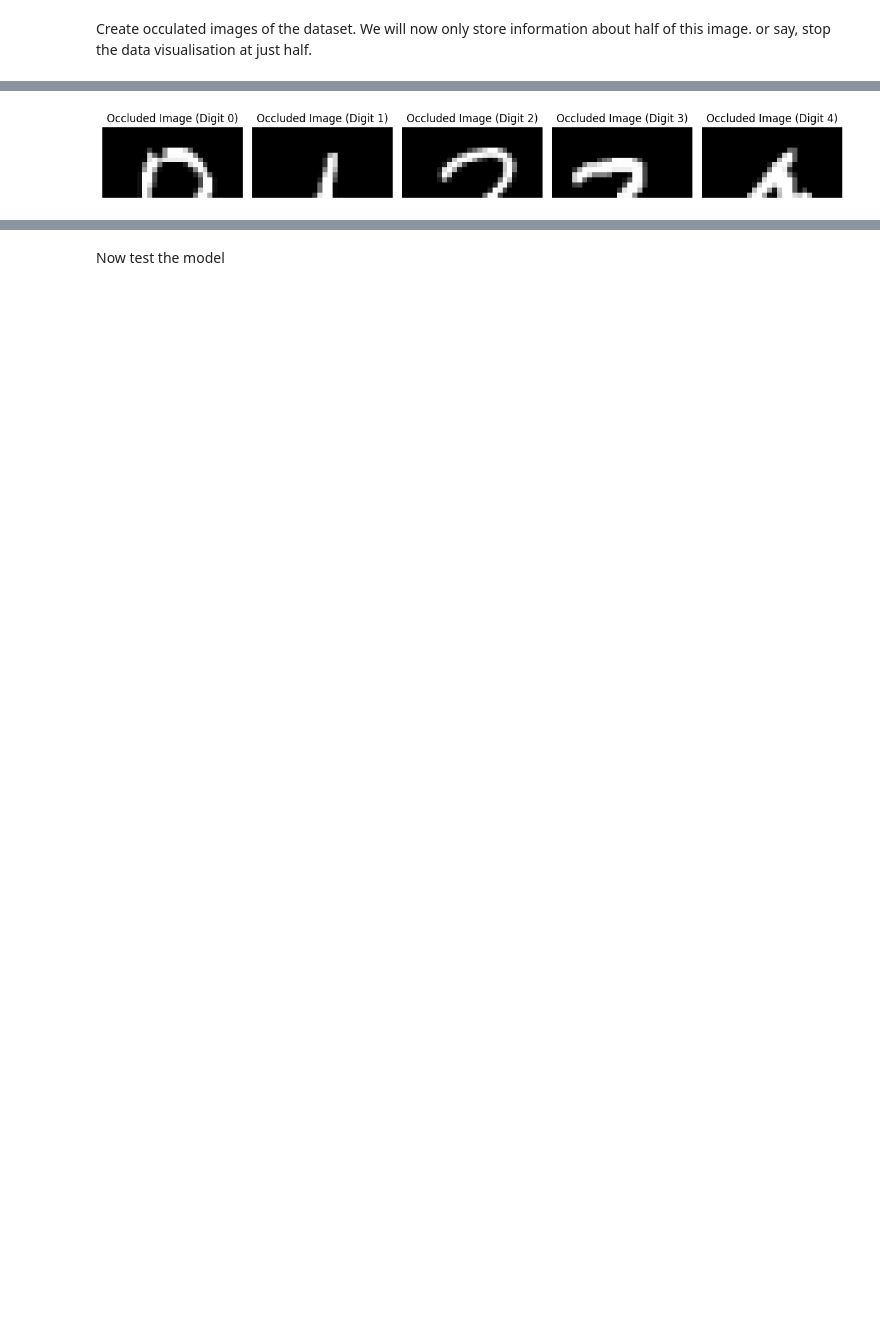
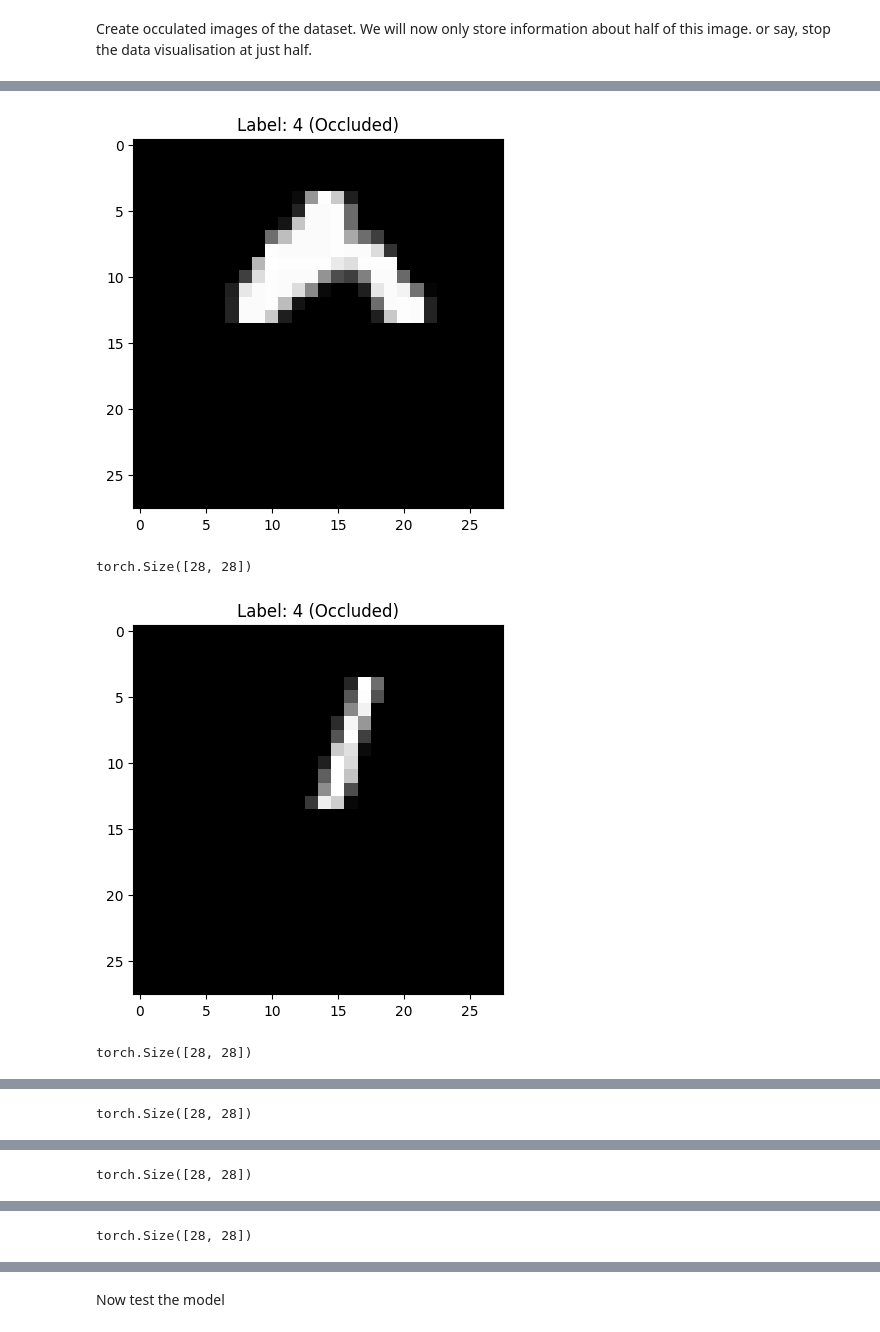
Before and after one commit to mrigankpawagi/EfficientAttention, a Jupyter notebook: Efficient_Attention.ipynb, the cells around one changed output, grey strips where cells are left out. Drawn from its saved outputs; the diff is of its cells as text; code cells hidden in the pictures; blank space fills up the shorter version.

```diff
--- a/Efficient_Attention.ipynb
+++ b/Efficient_Attention.ipynb
@@ -465,25 +488,25 @@ def occlude_half_image(image):
-# %%
-# Assuming you have the `dataset` list containing image tensors
-
-# Visualize a few samples from each batch of images
-fig, axes = plt.subplots(1, len(dataset), figsize=(12, 3))  # Adjust figsize as needed
-
-for i, images in enumerate(dataset):
-    # Occlude the first image (or modify the index)
-    occluded_image = occlude_half_image(images[0])
-
-    # Visualize the occluded image
-    axes[i].imshow(occluded_image.squeeze(), cmap='gray')
-    axes[i].set_title(f"Occluded Image (Digit {target_digits[i]})")
-    axes[i].axis('off')
-
-plt.tight_layout()
-plt.show()
-# %% [output]
-[figure, removed]
-# %%
-occluded_dataset = []
-
-for images in dataset:
-    occluded_image = occlude_half_image(images[0])
-    occluded_dataset.append(occluded_image)
+# %%
+
+images_to_visualize = []
+
+for label in range(5):  # Collect images with labels 0 to 4 (inclusive)
+  for x in data:
+    if x[0] == label:
+      images_to_visualize.append(x[1:])  # Extract image data and skip label
+      break  # Stop after finding one image for each label
+
+for image in images_to_visualize:
+  image_tensor = torch.from_numpy(image.reshape(28, 28))  # Create tensor
+  occluded_image = occlude_half_image(image_tensor.unsqueeze(0))  # Add batch dim, occlude
+  occluded_image = occluded_image.squeeze()  # Remove batch dim (if needed)
+
+  plt.imshow(occluded_image.numpy(), cmap='gray')
+  plt.title(f"Label: {label} (Occluded)")
+  plt.show()
+
+  print(occluded_image.shape)
+# %% [output]
+[figure, added]
+torch.Size([28, 28])
+[figure, added]
+torch.Size([28, 28])
@@ -489,0 +514 @@ for images in dataset:
+torch.Size([28, 28])
@@ -489,0 +516 @@ for images in dataset:
+torch.Size([28, 28])
@@ -489,0 +518 @@ for images in dataset:
+torch.Size([28, 28])
```
Also changed, not shown: parts of 14 cells of this notebook.
